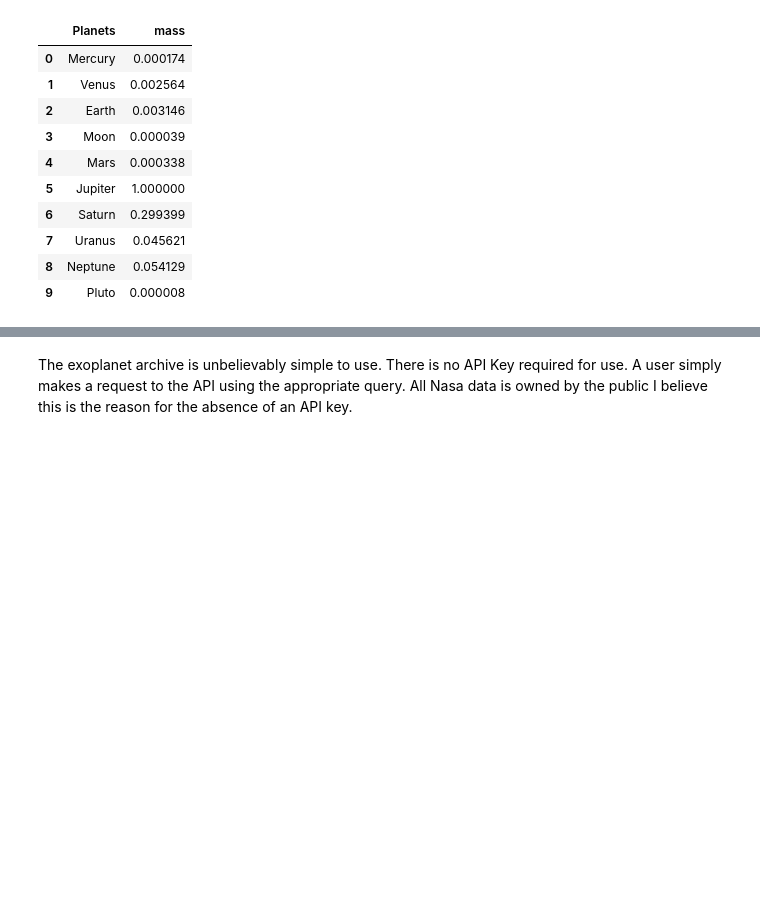
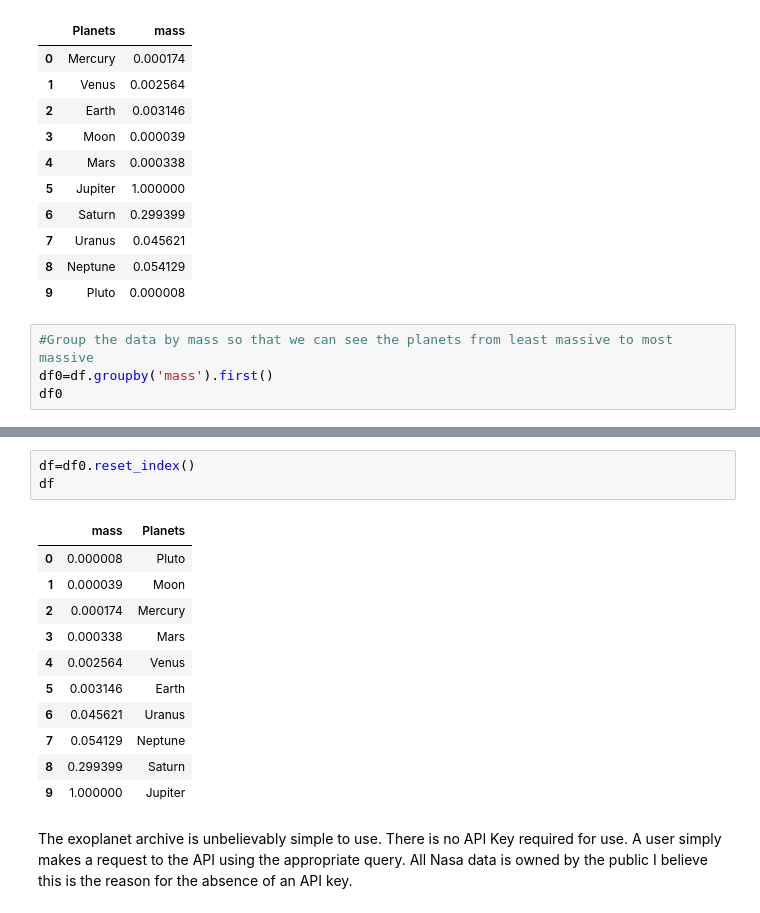
Before and after one commit to Danjstr/AIM-5001, a Jupyter notebook: D_Strauss_Final_Project.ipynb, the cells around one changed output, grey strips where cells are left out. Drawn from its saved outputs; the diff is of its cells as text; blank space fills up the shorter version.

```diff
--- a/D_Strauss_Final_Project.ipynb
+++ b/D_Strauss_Final_Project.ipynb
@@ -107,3 +109,7 @@ df
 | 7 | Uranus | 0.045621 |
 | 8 | Neptune | 0.054129 |
 | 9 | Pluto | 0.000008 |
+# %%
+#Group the data by mass so that we can see the planets from least massive to most massive
+df0=df.groupby('mass').first()
+df0
@@ -110,3 +129,18 @@ df
+# %%
+df=df0.reset_index()
+df
+# %% [output]
+|  | mass | Planets |
+| 0 | 0.000008 | Pluto |
+| 1 | 0.000039 | Moon |
+| 2 | 0.000174 | Mercury |
+| 3 | 0.000338 | Mars |
+| 4 | 0.002564 | Venus |
+| 5 | 0.003146 | Earth |
+| 6 | 0.045621 | Uranus |
+| 7 | 0.054129 | Neptune |
+| 8 | 0.299399 | Saturn |
+| 9 | 1.000000 | Jupiter |
 # %% [markdown]
 The exoplanet archive is unbelievably simple to use. There is no API Key required for use. A user simply makes a request to the API using the appropriate query. All Nasa data is owned by the public I believe this is the reason for the absence of an API key.
 # %% [markdown]
```
Also changed, not shown: parts of 6 cells of this notebook.
